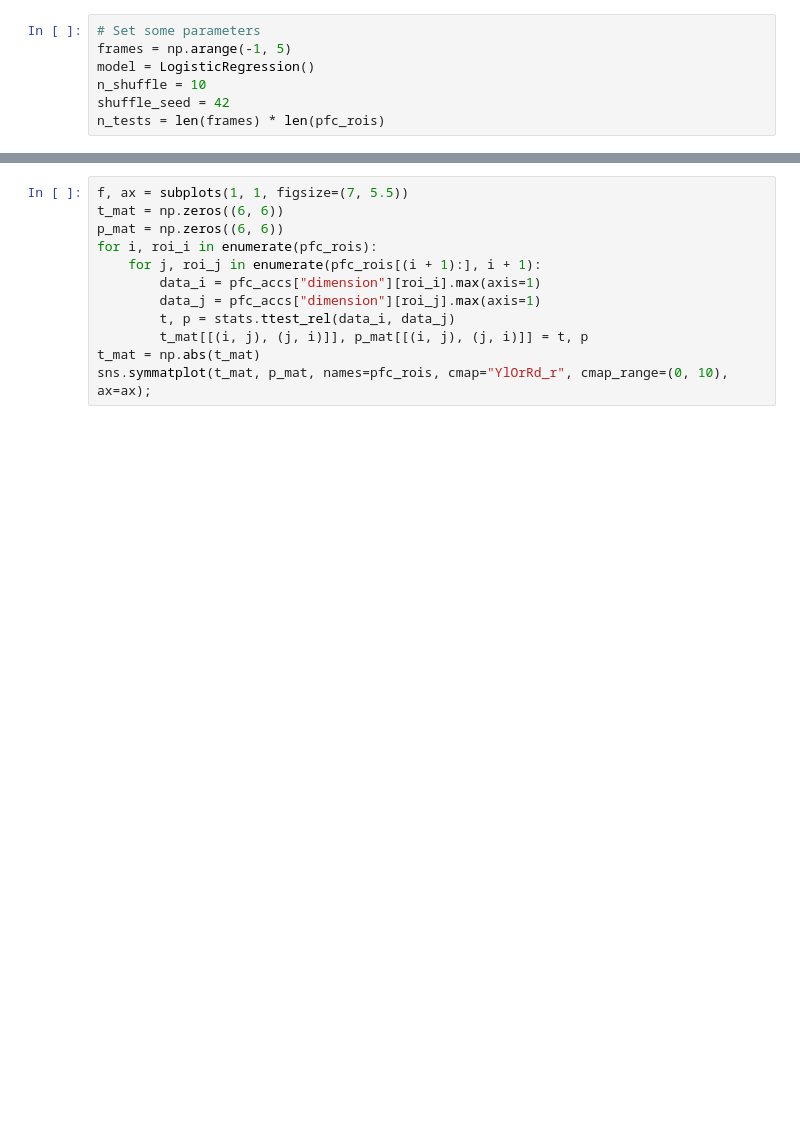
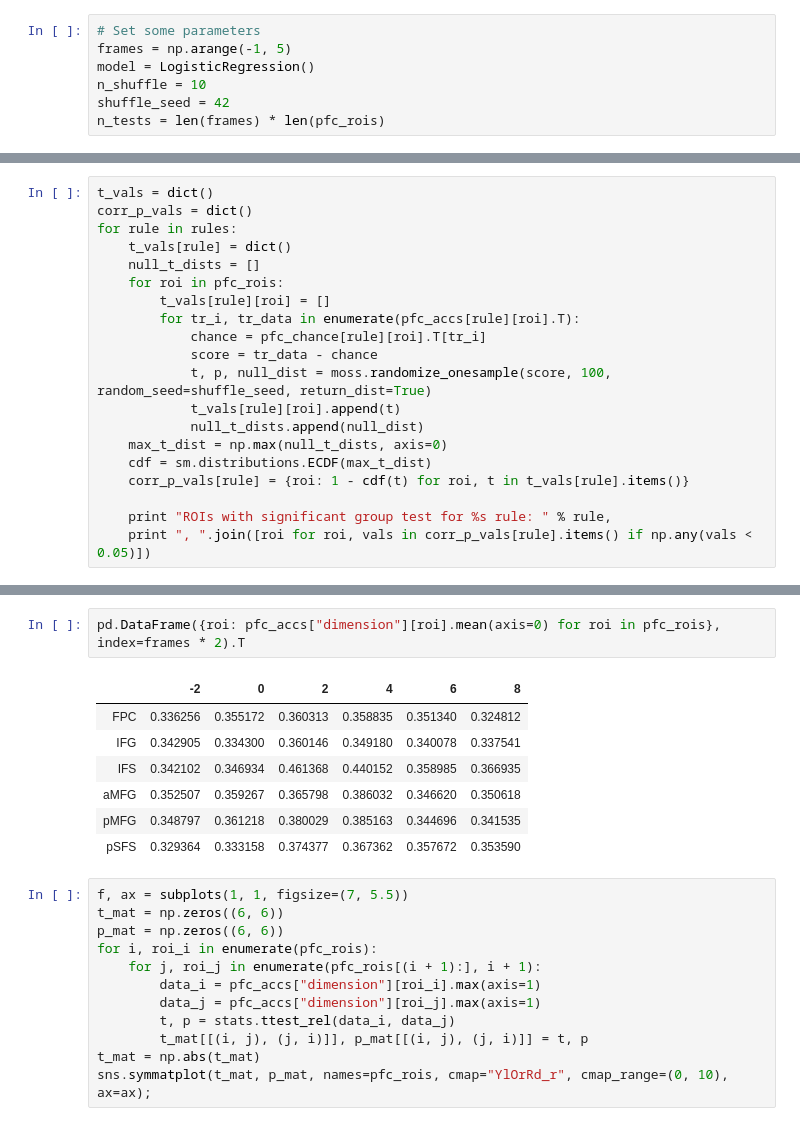
Before and after one commit to WagnerLabPapers/Waskom_JNeurosci_2014, a Jupyter notebook: DKsort_Neuron.ipynb, the cells around one changed output, grey strips where cells are left out. Cells and saved outputs as stored; diff of their text form; blank space fills up the shorter version.

```diff
--- a/DKsort_Neuron.ipynb
+++ b/DKsort_Neuron.ipynb
@@ -287,3 +280,23 @@ for rule in rules:
     # Count the number of subjects exceeding the max statistic criterion
     for roi in pfc_rois:
         pfc_counts[rule][roi] = np.sum(np.any(pfc_accs[rule][roi] > criterion, axis=1))
+# %%
+t_vals = dict()
+corr_p_vals = dict()
+for rule in rules:
+    t_vals[rule] = dict()
+    null_t_dists = []
+    for roi in pfc_rois:
+        t_vals[rule][roi] = []
+        for tr_i, tr_data in enumerate(pfc_accs[rule][roi].T):
+            chance = pfc_chance[rule][roi].T[tr_i]
+            score = tr_data - chance
+            t, p, null_dist = moss.randomize_onesample(score, 100, random_seed=shuffle_seed, return_dist=True)
+            t_vals[rule][roi].append(t)
+            null_t_dists.append(null_dist)
+    max_t_dist = np.max(null_t_dists, axis=0)
+    cdf = sm.distributions.ECDF(max_t_dist)
+    corr_p_vals[rule] = {roi: 1 - cdf(t) for roi, t in t_vals[rule].items()}
+
+    print "ROIs with significant group test for %s rule: " % rule,
+    print ", ".join([roi for roi, vals in corr_p_vals[rule].items() if np.any(vals < 0.05)])
@@ -318,6 +334,16 @@ ax_bar.set_xticklabels(pfc_rois, rotation=60)
 ax_bar.set_ylabel("Subjects with Above-Chance Decoding", fontdict=dict(rotation=270));
 # %% [output]
 [figure]
+# %%
+pd.DataFrame({roi: pfc_accs["dimension"][roi].mean(axis=0) for roi in pfc_rois}, index=frames * 2).T
+# %% [output]
+|  | -2 | 0 | 2 | 4 | 6 | 8 |
+| FPC | 0.336256 | 0.355172 | 0.360313 | 0.358835 | 0.351340 | 0.324812 |
+| IFG | 0.342905 | 0.334300 | 0.360146 | 0.349180 | 0.340078 | 0.337541 |
+| IFS | 0.342102 | 0.346934 | 0.461368 | 0.440152 | 0.358985 | 0.366935 |
+| aMFG | 0.352507 | 0.359267 | 0.365798 | 0.386032 | 0.346620 | 0.350618 |
+| pMFG | 0.348797 | 0.361218 | 0.380029 | 0.385163 | 0.344696 | 0.341535 |
+| pSFS | 0.329364 | 0.333158 | 0.374377 | 0.367362 | 0.357672 | 0.353590 |
 # %%
 f, ax = subplots(1, 1, figsize=(7, 5.5))
 t_mat = np.zeros((6, 6))
```
Also changed, not shown: parts of 27 cells of this notebook.
